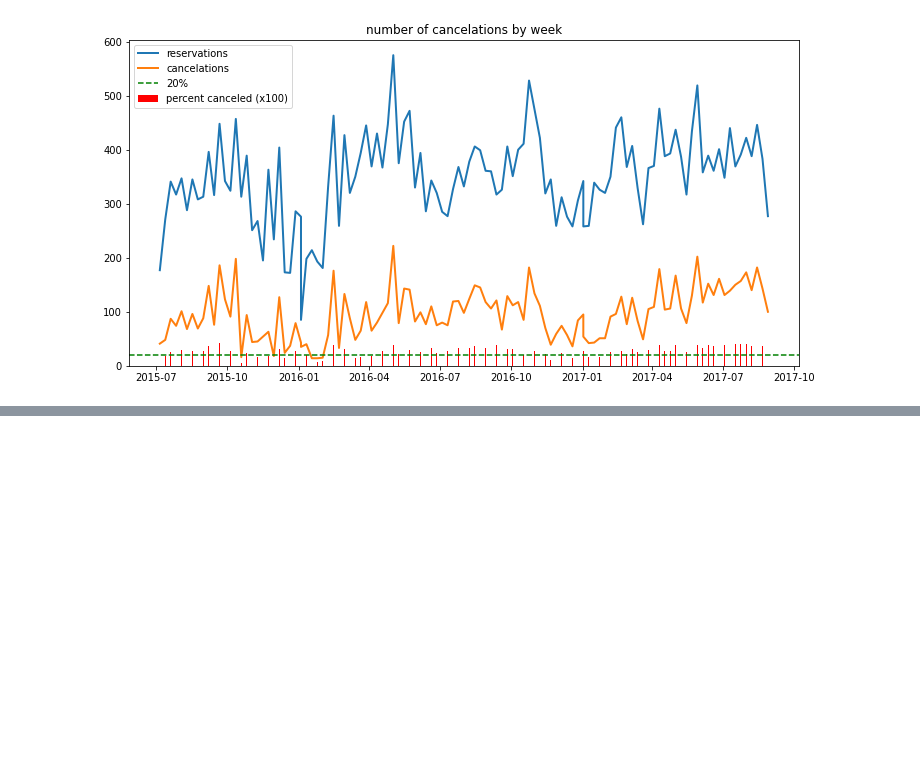
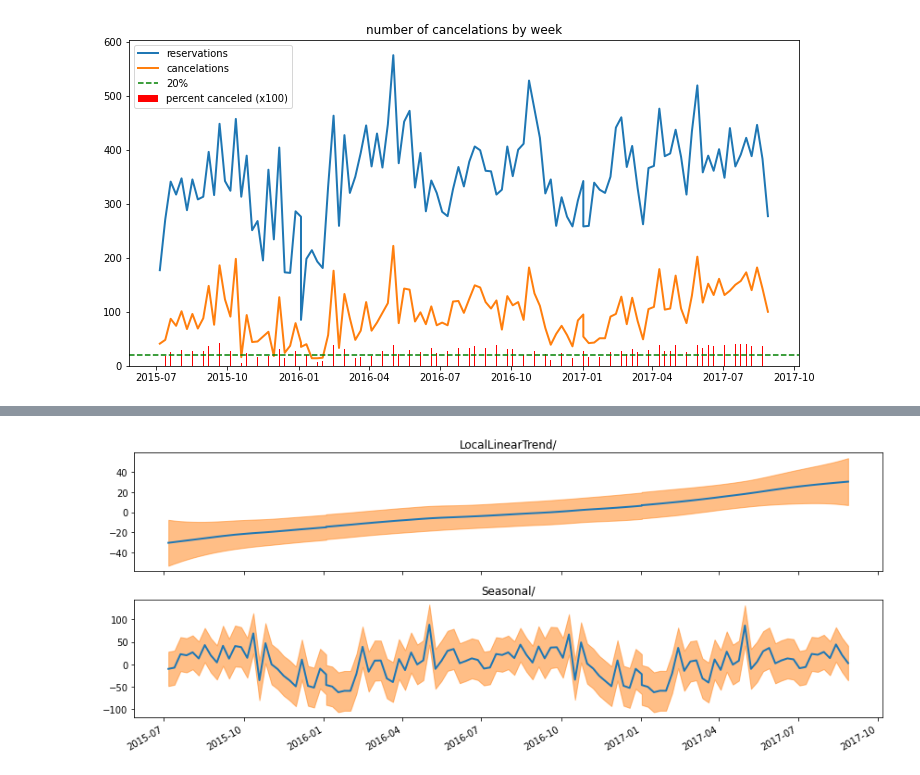
Before and after one commit to zbenmo/time-series-modeling-with-tensorflow-probability, a Jupyter notebook: Part-I-Hotel Cancelations.ipynb, the cells around one changed output, grey strips where cells are left out. Cells and saved outputs as stored; diff of their text form; code cells hidden in the pictures; blank space fills up the shorter version.

```diff
--- a/Part-I-Hotel Cancelations.ipynb
+++ b/Part-I-Hotel Cancelations.ipynb
@@ -142,0 +221,7 @@ Do not pass `graph_parents`.  They will  no longer be used.
+# %%
+# Build a dict mapping components to distributions over
+# their contribution to the observed signal.
+component_dists = sts.decompose_by_component(
+    cancellation_model,
+    observed_time_series= time_series_h1['count_canceled'],
+    parameter_samples=q_samples)
@@ -142,0 +231,40 @@ Do not pass `graph_parents`.  They will  no longer be used.
+# %%
+component_means_, component_stddevs_ = (
+    {k.name: c.mean() for k, c in component_dists.items()},
+    {k.name: c.stddev() for k, c in component_dists.items()})
+# %%
+def plot_components(dates,
+                    component_means_dict,
+                    component_stddevs_dict,
+                    x_locator=None,
+                    x_formatter=None):
+  """Plot the contributions of posterior components in a single figure."""
+  colors = sns.color_palette()
+  c1, c2 = colors[0], colors[1]
+
+  axes_dict = collections.OrderedDict()
+  num_components = len(component_means_dict)
+  fig = plt.figure(figsize=(12, 2.5 * num_components))
+  for i, component_name in enumerate(component_means_dict.keys()):
+    component_mean = component_means_dict[component_name]
+    component_stddev = component_stddevs_dict[component_name]
+
+    ax = fig.add_subplot(num_components,1,1+i)
+    ax.plot(dates, component_mean, lw=2)
+    ax.fill_between(dates,
+                     component_mean-2*component_stddev,
+                     component_mean+2*component_stddev,
+                     color=c2, alpha=0.5)
+    ax.set_title(component_name)
+    if x_locator is not None:
+      ax.xaxis.set_major_locator(x_locator)
+      ax.xaxis.set_major_formatter(x_formatter)
+    axes_dict[component_name] = ax
+  fig.autofmt_xdate()
+  fig.tight_layout()
+  return fig, axes_dict
+# %%
+plot_components( time_series_h1['ArrivalDate'], component_means_, component_stddevs_,
+                    x_locator=year_loc, x_formatter=year_fmt);
+# %% [output]
+[figure, added]
```
Also changed, not shown: parts of 13 cells of this notebook, 1 other file.
